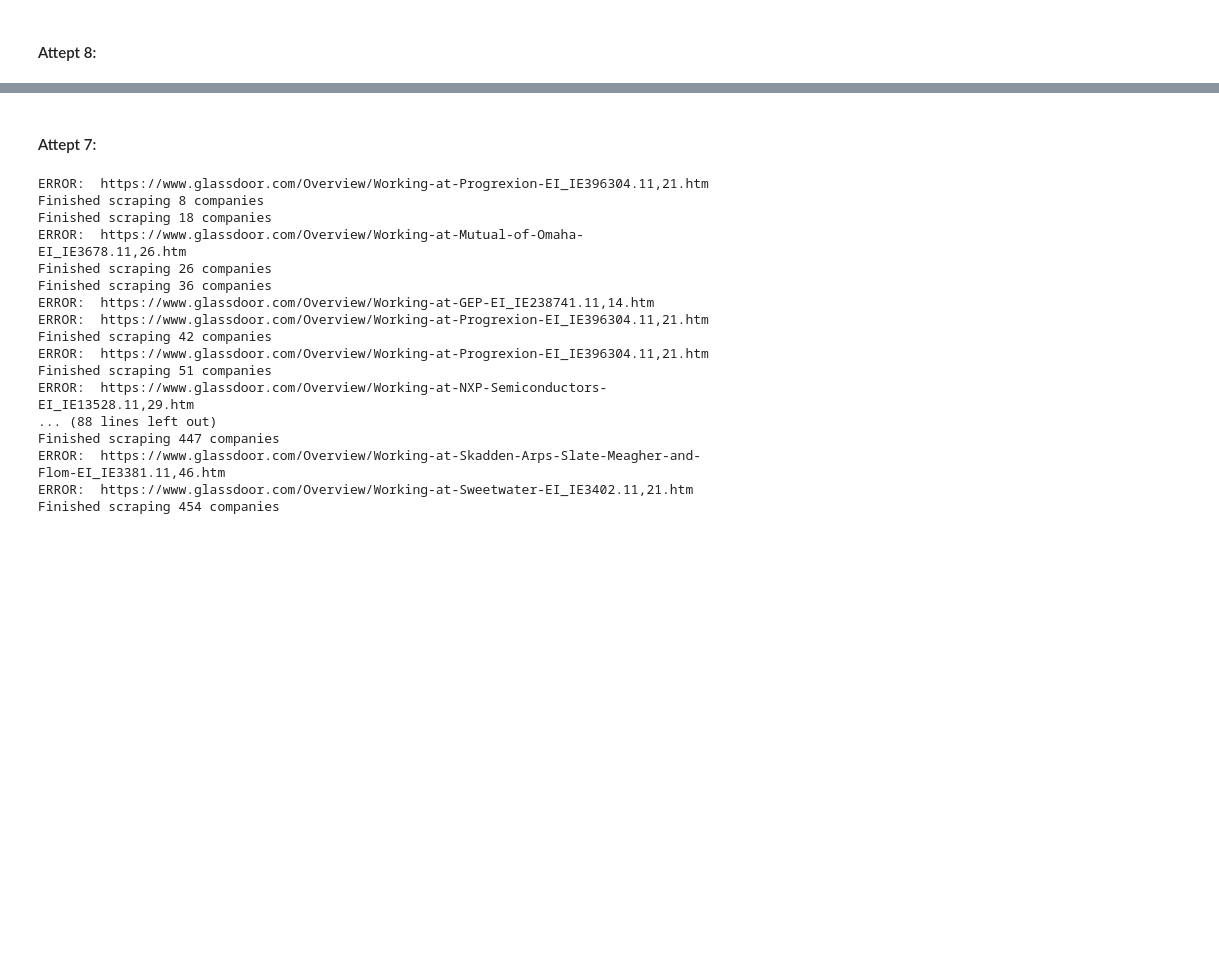
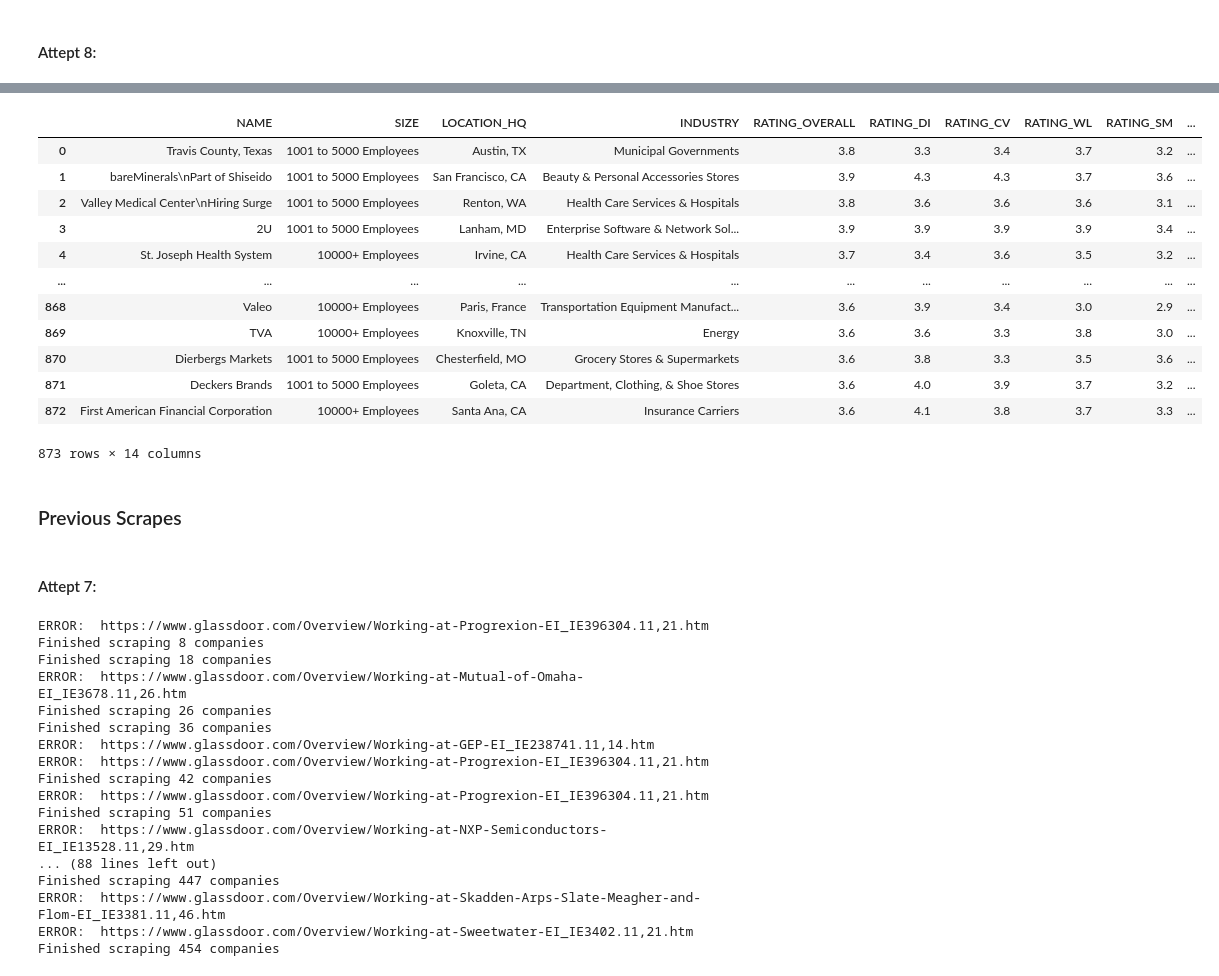
Before and after one commit to cierra4prez/NLP_Diversity_and_Inclusion, a Jupyter notebook: scraper.ipynb, the cells around one changed output, grey strips where cells are left out. Drawn from its saved outputs; the diff is of its cells as text; code cells hidden in the pictures; blank space fills up the shorter version.

```diff
--- a/scraper.ipynb
+++ b/scraper.ipynb
@@ -314,5 +367,19 @@ unsuccessful_links8
 # %%
 ##renaming df with len(companies)
-df8_ = pd.DataFrame(companies8) ##############################################################
-df8_
+df8_873 = pd.DataFrame(companies8) ##############################################################
+df8_873
+# %% [output]
+|  | NAME | SIZE | LOCATION_HQ | INDUSTRY | RATING_OVERALL | RATING_DI | RATING_CV | RATING_WL | RATING_SM | ... |
+| 0 | Travis County, Texas | 1001 to 5000 Employees | Austin, TX | Municipal Governments | 3.8 | 3.3 | 3.4 | 3.7 | 3.2 | ... |
+| 1 | bareMinerals\nPart of Shiseido | 1001 to 5000 Employees | San Francisco, CA | Beauty & Personal Accessories Stores | 3.9 | 4.3 | 4.3 | 3.7 | 3.6 | ... |
+| 2 | Valley Medical Center\nHiring Surge | 1001 to 5000 Employees | Renton, WA | Health Care Services & Hospitals | 3.8 | 3.6 | 3.6 | 3.6 | 3.1 | ... |
+| 3 | 2U | 1001 to 5000 Employees | Lanham, MD | Enterprise Software & Network Sol... | 3.9 | 3.9 | 3.9 | 3.9 | 3.4 | ... |
+| 4 | St. Joseph Health System | 10000+ Employees | Irvine, CA | Health Care Services & Hospitals | 3.7 | 3.4 | 3.6 | 3.5 | 3.2 | ... |
+| ... | ... | ... | ... | ... | ... | ... | ... | ... | ... | ... |
+| 868 | Valeo | 10000+ Employees | Paris, France | Transportation Equipment Manufact... | 3.6 | 3.9 | 3.4 | 3.0 | 2.9 | ... |
+| 869 | TVA | 10000+ Employees | Knoxville, TN | Energy | 3.6 | 3.6 | 3.3 | 3.8 | 3.0 | ... |
+| 870 | Dierbergs Markets | 1001 to 5000 Employees | Chesterfield, MO | Grocery Stores & Supermarkets | 3.6 | 3.8 | 3.3 | 3.5 | 3.6 | ... |
+| 871 | Deckers Brands | 1001 to 5000 Employees | Goleta, CA | Department, Clothing, & Shoe Stores | 3.6 | 4.0 | 3.9 | 3.7 | 3.2 | ... |
+| 872 | First American Financial Corporation | 10000+ Employees | Santa Ana, CA | Insurance Carriers | 3.6 | 4.1 | 3.8 | 3.7 | 3.3 | ... |
+873 rows × 14 columns
 # %%
@@ -323,3 +391,5 @@ driver.quit()
+# %% [markdown]
+### Previous Scrapes
 # %% [markdown]
 #### Attept 7:
 # %%
```
Also changed, not shown: parts of 15 cells of this notebook, 3 other files.
